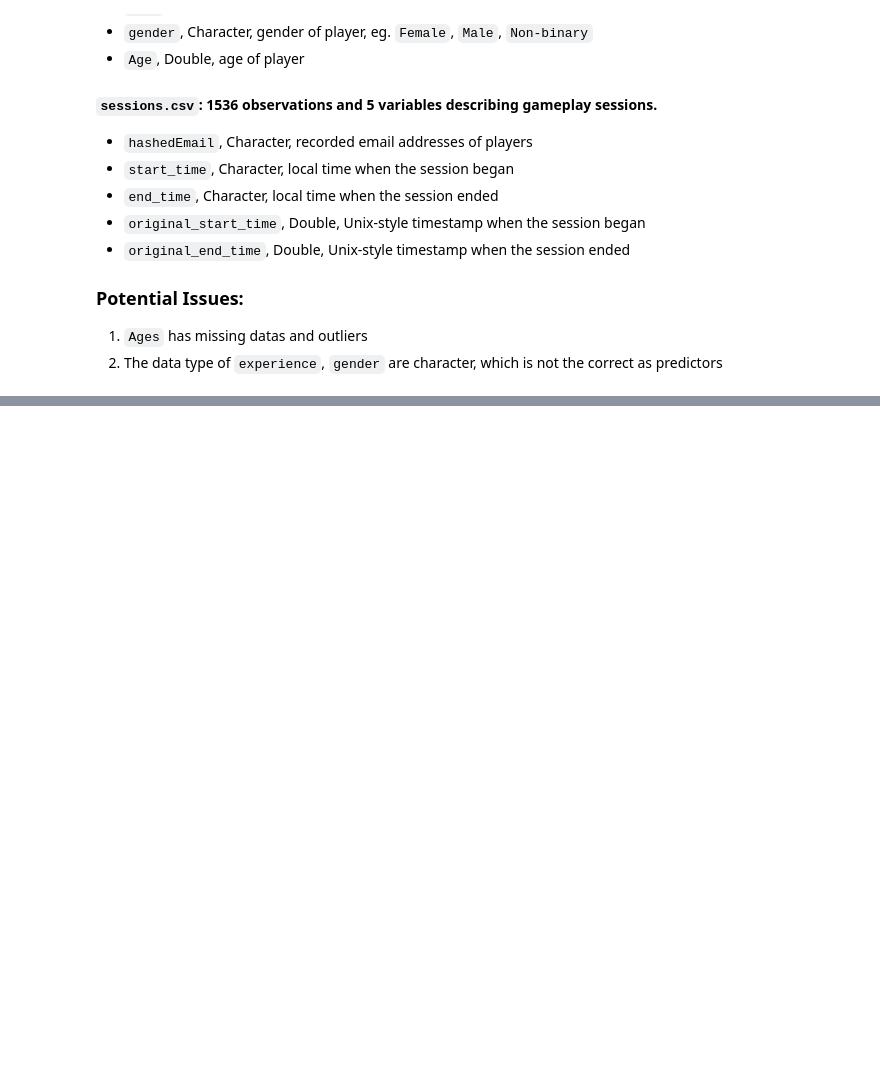
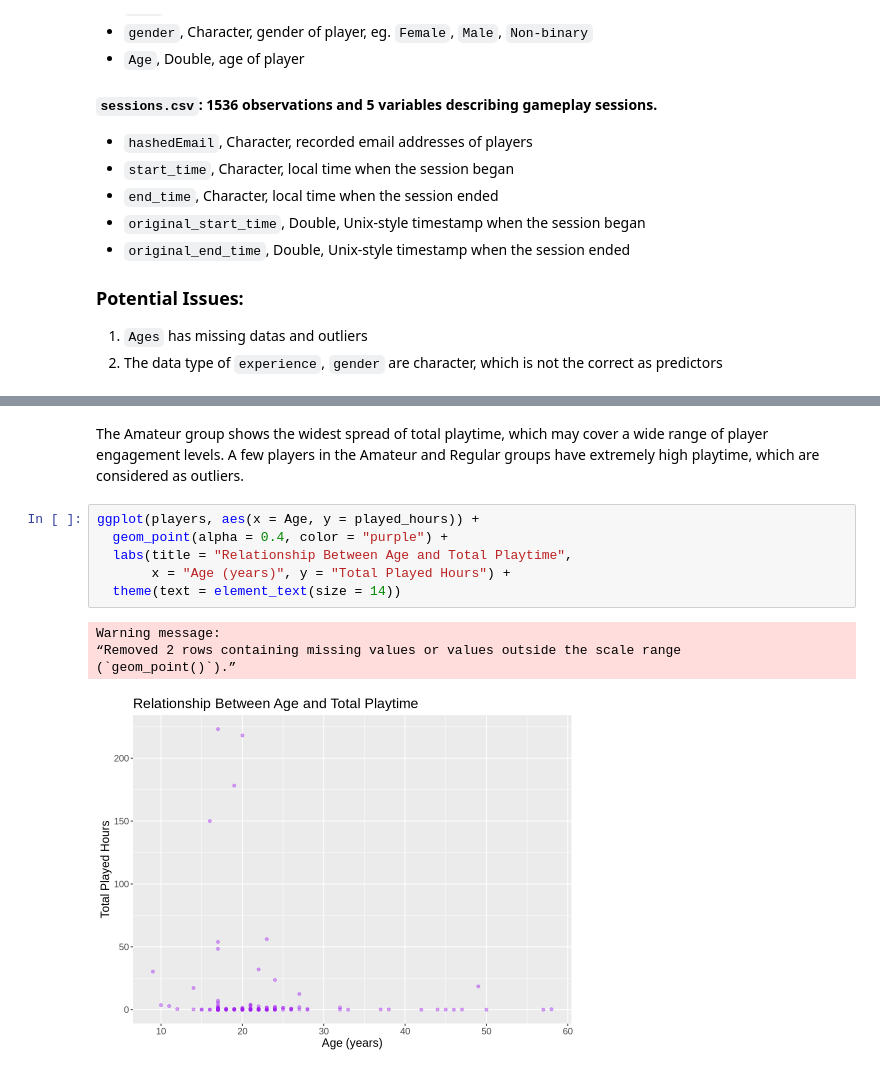
Before and after one commit to douxiaoya83-oss/individual_project, a Jupyter notebook: Individual.ipynb, the cells around one changed output, grey strips where cells are left out. Cells and saved outputs as stored; diff of their text form; blank space fills up the shorter version.

```diff
--- a/Individual.ipynb
+++ b/Individual.ipynb
@@ -30,0 +105,13 @@ Warning message:
+# %% [markdown]
+The Amateur group shows the widest spread of total playtime, which may cover a wide range of player engagement levels. A few players in the Amateur and Regular groups have extremely high playtime, which are considered as outliers.
+# %%
+ggplot(players, aes(x = Age, y = played_hours)) +
+  geom_point(alpha = 0.4, color = "purple") +
+  labs(title = "Relationship Between Age and Total Playtime",
+       x = "Age (years)", y = "Total Played Hours") +
+  theme(text = element_text(size = 14))
+# %% [output]
+Warning message:
+“Removed 2 rows containing missing values or values outside the scale range
+(`geom_point()`).”
+[figure, added]
```
Also changed, not shown: parts of 11 cells of this notebook.
